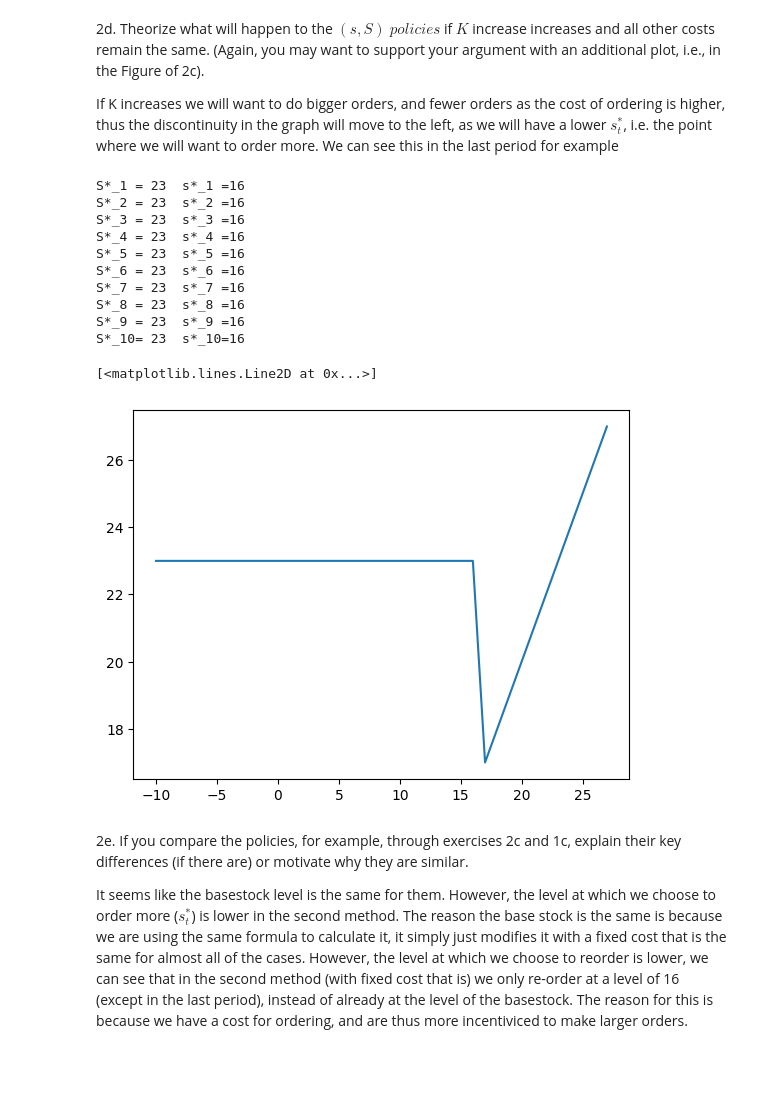
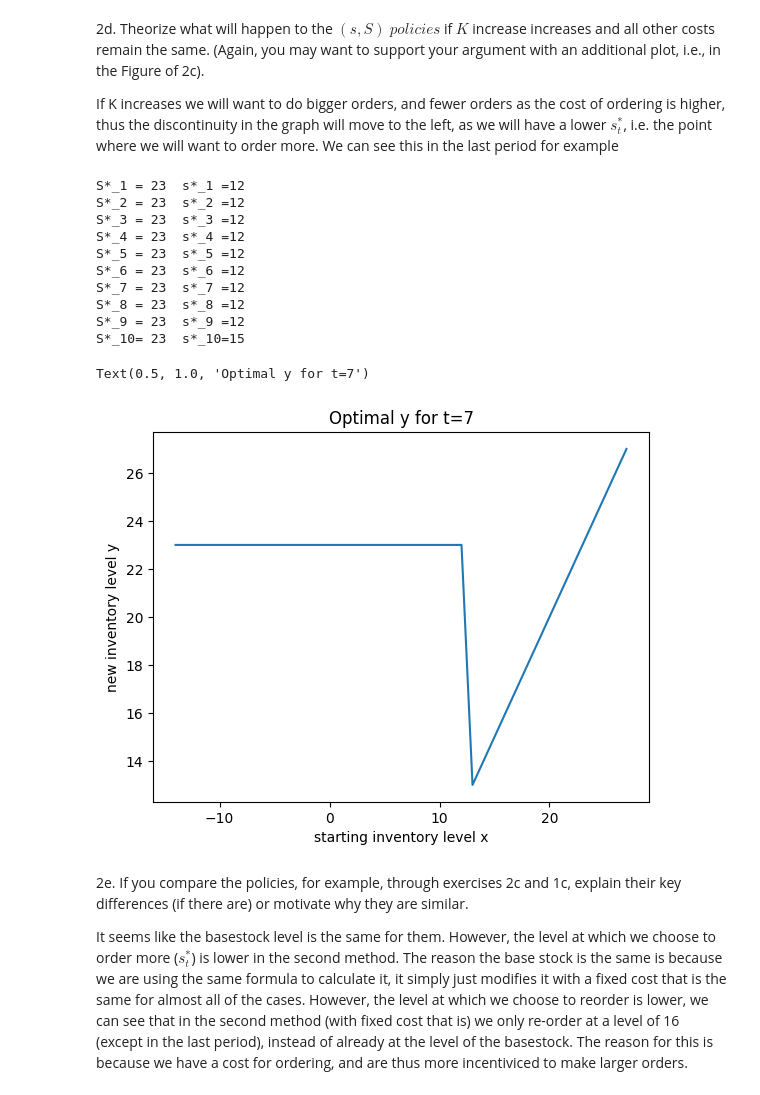
Before and after one commit to AlbinLind/Supply-Chain, a Jupyter notebook: week_3/homework3.ipynb, the cells around one changed output. Cells and saved outputs as stored; diff of their text form; code cells hidden in the pictures; blank space fills up the shorter version.

```diff
--- a/week_3/homework3.ipynb
+++ b/week_3/homework3.ipynb
@@ -33,7 +33,7 @@ n = 27
 
 binomial_pdf = {x: binom.pmf(x, n, p_hat) for x in range(n + 1)}
 
-x_range = np.array(range(-10, 27 + 1))
+x_range = np.array(range(-n//2, n + 1))
 # %% [markdown]
 1.a.) Set $h_{T +1} = h$ and $p_{T +1} = p$ and work out the dynamic program. Explain what the range of x values you are going
 to track
@@ -57,23 +57,13 @@ def get_dp(
     y_t = {t: dict() for t in range(1, T + 1)}
 
     def g(y: int):
-        n_y_bar = np.sum(
-            [(y - d) * binomial_pdf[d] for d in range(0, y)]
-        )
-        n_y = np.sum(
-            [(d - y) * binomial_pdf[d] for d in range(y, n + 1)]
-        )
+        n_y_bar = np.sum([(y - d) * binomial_pdf[d] for d in range(0, y)])
+        n_y = np.sum([(d - y) * binomial_pdf[d] for d in range(y, n + 1)])
         return h * n_y_bar + p * n_y
 
     def E_D_minus(theta_t_plus_1: dict, y: int):
         return np.sum(
-            [
-                binomial_pdf[d]
-                * theta_t_plus_1[
-                    y - d
-                ]
-                for d in range(0, n + 1)
-            ]
+            [binomial_pdf[d] * theta_t_plus_1[y - d] for d in range(0, n + 1)]
         )
 
     # 2. Compute theta_t(x) for t = T,...,1
@@ -84,12 +74,13 @@ def get_dp(
                 + c * (y - x)
                 + g(y)
                 + gamma * E_D_minus(theta[t + 1], y)
-                if (y-n) >= np.min(x_range) else np.inf
+                if (y - n) >= np.min(x_range)
+                else np.inf
                 for y in x_range
-                if y >=x
+                if y >= x
             ]
             theta[t][x] = np.min(min_list)
-            y_t[t][x] = np.argmin(min_list) +x
+            y_t[t][x] = np.argmin(min_list) + x
 
     return theta, y_t
 # %% [markdown]
@@ -206,31 +197,34 @@ If K increases we will want to do bigger orders, and fewer orders as the cost of
 # %%
 # If K increases we will want to do bigger orders, and fewer orders as the cost of ordering is higher, thus the discontinuity in the graph
 # will move to the left, as we will have a lower s*_t, i.e. the point where we will want to order more.
 
 theta, y_t = get_dp(K=80)
 for t in range(1, T + 1):
     S_t = y_t[t][np.min(x_range)]
     # get index of the last element that is equal to S_t
     for x in x_range:
         if y_t[t][x] == S_t:
             s_t = x
         else:
             break
     print(f"S*_{t:<2}={S_t:^4} s*_{t:<2}={s_t}")
-plt.plot(x_range, [y_t[6][x] for x in x_range])
+plt.plot(x_range, [y_t[7][x] for x in x_range])
+plt.xlabel("starting inventory level x")
+plt.ylabel("new inventory level y")
+plt.title("Optimal y for t=7")
 # %% [output]
-S*_1 = 23  s*_1 =16
-S*_2 = 23  s*_2 =16
-S*_3 = 23  s*_3 =16
-S*_4 = 23  s*_4 =16
-S*_5 = 23  s*_5 =16
-S*_6 = 23  s*_6 =16
-S*_7 = 23  s*_7 =16
-S*_8 = 23  s*_8 =16
-S*_9 = 23  s*_9 =16
-S*_10= 23  s*_10=16
+S*_1 = 23  s*_1 =12
+S*_2 = 23  s*_2 =12
+S*_3 = 23  s*_3 =12
+S*_4 = 23  s*_4 =12
+S*_5 = 23  s*_5 =12
+S*_6 = 23  s*_6 =12
+S*_7 = 23  s*_7 =12
+S*_8 = 23  s*_8 =12
+S*_9 = 23  s*_9 =12
+S*_10= 23  s*_10=15
-[<matplotlib.lines.Line2D at 0x...>]
+Text(0.5, 1.0, 'Optimal y for t=7')
-[figure, old version]
+[figure, new version]
 # %% [markdown]
 2e. If you compare the policies, for example, through exercises 2c and 1c, explain their key differences (if there are) or
 motivate why they are similar.
```
Also changed, not shown: parts of 4 cells of this notebook.
